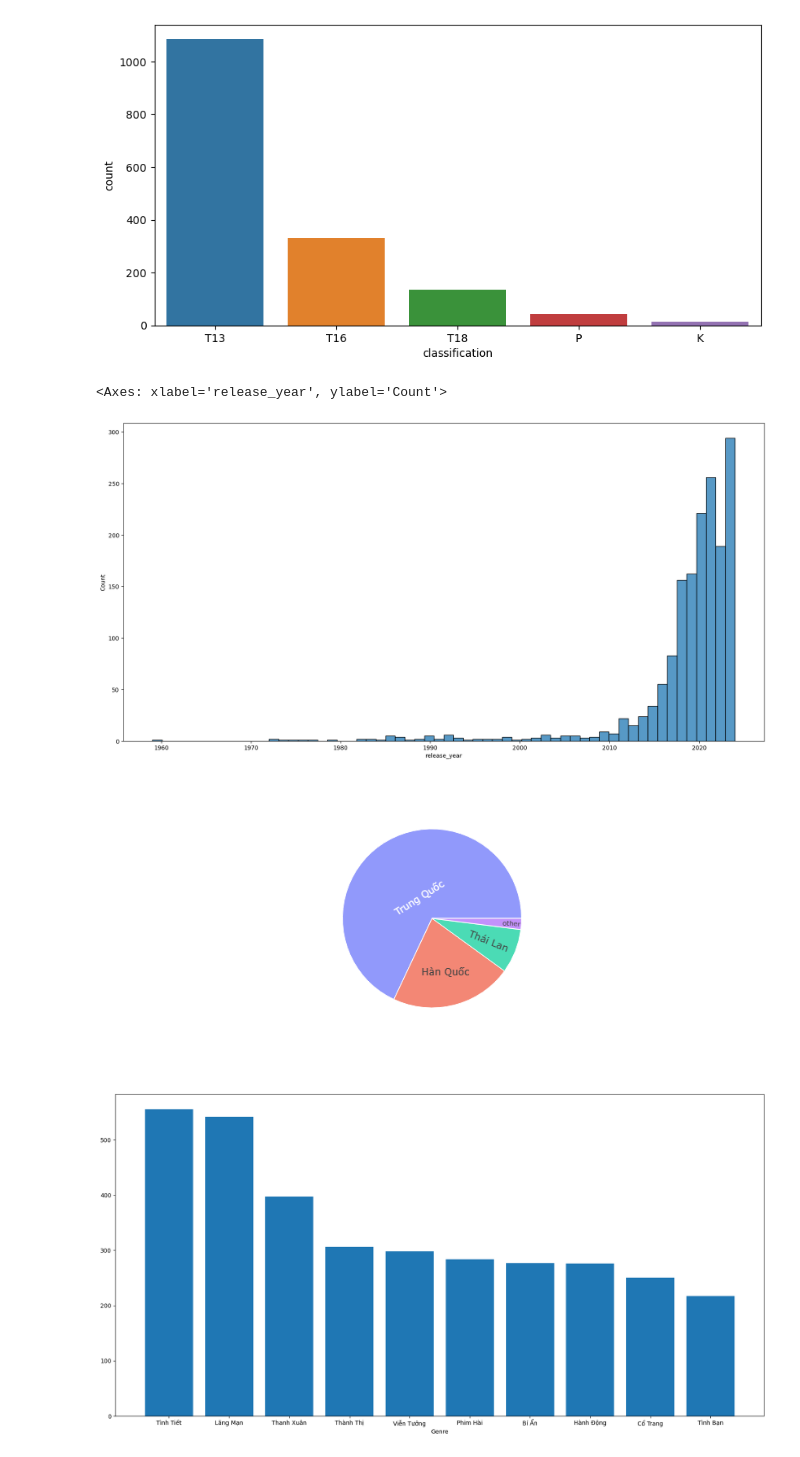
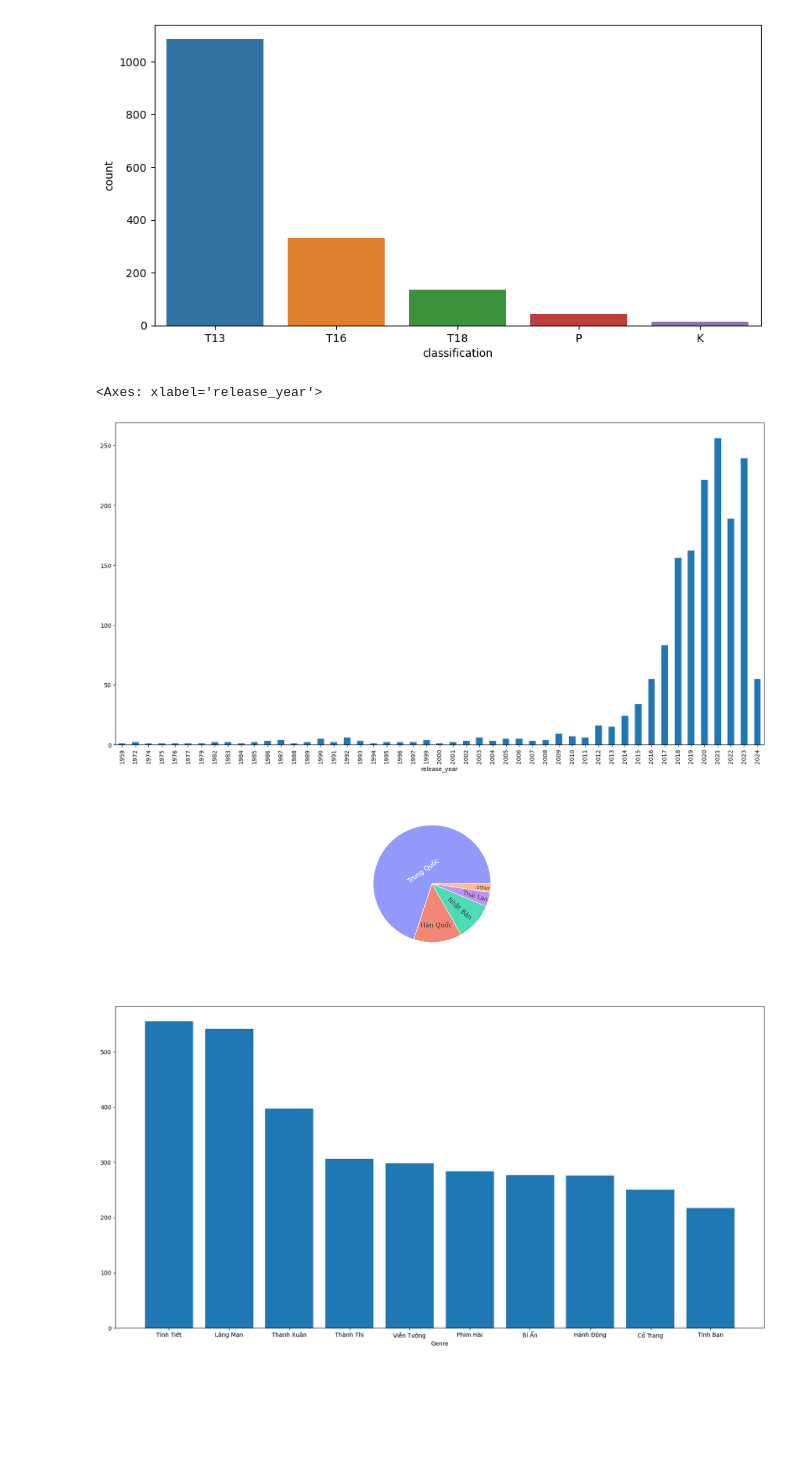
Before and after one commit to lamchi357/iQIYI, a Jupyter notebook: IQIYI.ipynb, the cells around one changed output. Saved outputs shown, nothing was run; the diff lists cells and outputs as text; code cells hidden in the pictures; blank space fills up the shorter version.

```diff
--- a/IQIYI.ipynb
+++ b/IQIYI.ipynb
@@ -228,6 +228,6 @@ len(country_each[country_each>10])
 # %%
-#Những nước có ít hơn hoặc bằng 10 điểm dữ liệu
-country_less_than_10 = country_each[country_each<=10]
-country_less_than_10
+#Những nước có ít hơn hoặc bằng 20 điểm dữ liệu
+country_less_than_20 = country_each[country_each<=20]
+country_less_than_20
 # %% [output]
 country
@@ -238,7 +240,7 @@ Anh            1
 Name: count, dtype: int64
 # %%
-#Thay thế những điểm dữ liệu của "country" nào ít hơn bằng 10 bằng tag "other"
-df3.country = df3.country.apply(lambda x: 'other' if x in country_less_than_10 else x)
+#Thay thế những điểm dữ liệu của "country" nào ít hơn bằng 20 bằng tag "other"
+df3.country = df3.country.apply(lambda x: 'other' if x in country_less_than_20 else x)
 df3.to_csv("dataIQIYI.csv")
 # %%
 #Các giá trị duy nhất trong "country" sau khi thay thế
@@ -304,22 +304,21 @@ fig.set_size_inches(10,5)
 [figure]
 # %%
 #Số lượng phim ra mắt theo từng năm
-plt.figure(figsize = (20,10))
-sns.histplot(x='release_year',data = df4, bins = 60)
+df4['release_year'].value_counts().sort_index().plot(kind = 'bar', figsize = (20,10))
 # %% [output]
-<Axes: xlabel='release_year', ylabel='Count'>
+<Axes: xlabel='release_year'>
-[figure, old version]
+[figure, new version]
 # %%
 #Phân bố phim theo các nước
 import plotly.express as px
 # %%
-top_rated=df4[0:50]
+top_rated=df4
 fig =px.sunburst(
     top_rated,
     path=['country'])
 fig.show()
 # %% [output]
-[figure, old version]
+[figure, new version]
 # %%
 genre_list = df4['genre'].str.split(', ')
 all_genre = []
```
Also changed, not shown: parts of 7 cells of this notebook.
